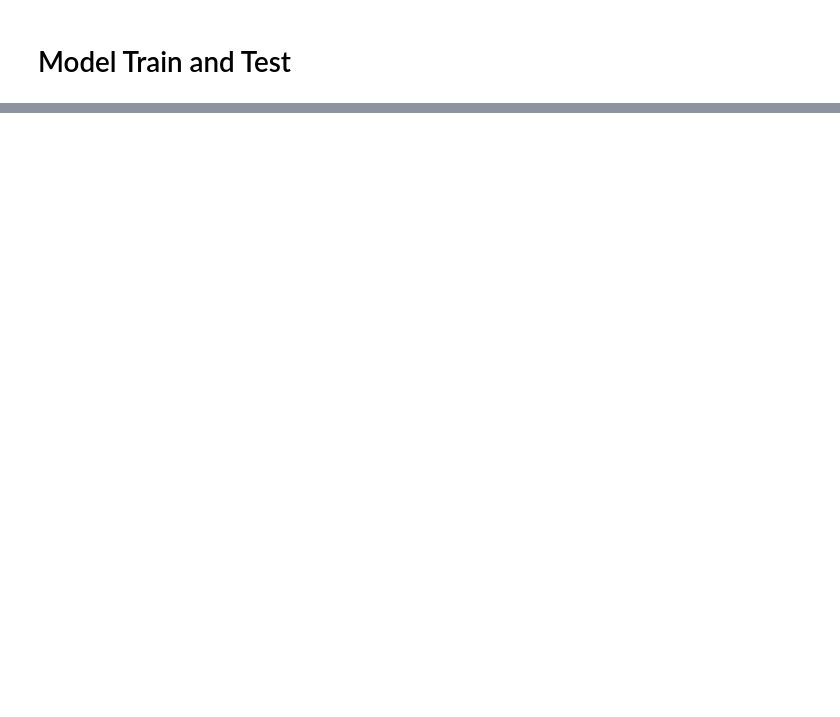
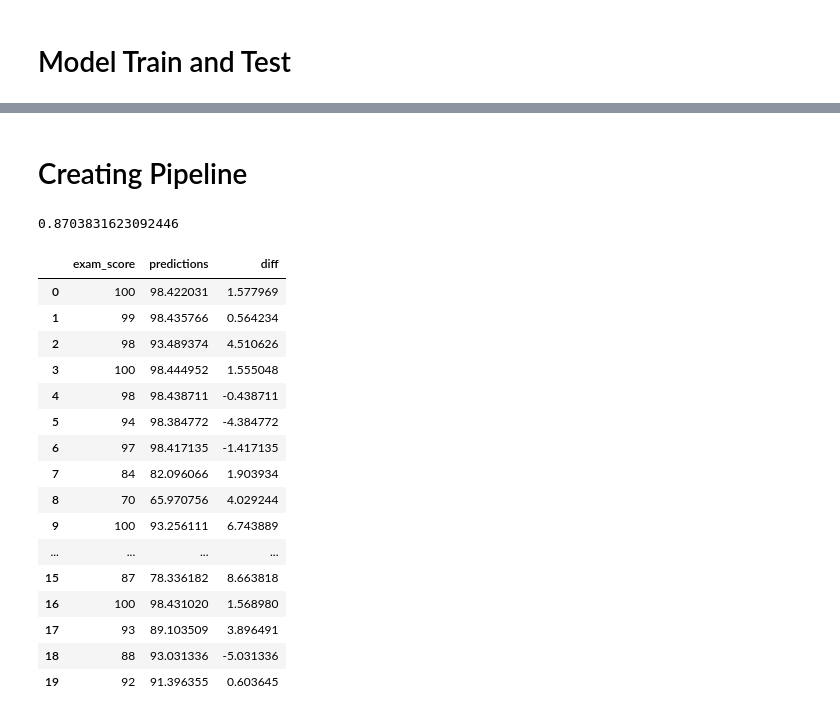
Before and after one commit to 5h33p/student_habits, a Jupyter notebook: Development.ipynb, the cells around one changed output, grey strips where cells are left out. Drawn from its saved outputs; the diff is of its cells as text; code cells hidden in the pictures; blank space fills up the shorter version.

```diff
--- a/Development.ipynb
+++ b/Development.ipynb
@@ -386,0 +370,48 @@ cv.cv_results_
+# %% [markdown]
+# Creating Pipeline
+# %%
+X = data.drop('exam_score', axis=1)
+y = data.exam_score
+
+cat_columns = X.select_dtypes(include='object').columns.tolist()
+num_columns = X.drop(columns=cat_columns).columns.tolist()
+
+
+final_preprocessor = ColumnTransformer(
+    transformers=[('num', StandardScaler(), num_columns),
+                  ('cat', OneHotEncoder(handle_unknown='ignore', drop='first'), cat_columns)])
+
+
+final_pipeline = Pipeline([('scaler', final_preprocessor),
+                          ('selector', SelectKBest(f_classif, k=10)),
+                          ('model', Lasso(alpha=0.01, random_state=8))])
+
+
+
+final_pipeline.fit(data.drop(columns='exam_score'), y)
+final_pipeline.score(X, y)
+# %% [output]
+0.8703831623092446
+# %%
+df_predictions = pd.DataFrame(data=y, columns=['exam_score'])
+df_predictions['predictions'] = final_pipeline.predict(X)
+df_predictions['diff'] = df_predictions.exam_score - df_predictions.predictions
+df_predictions.head(20)
+# %% [output]
+|  | exam_score | predictions | diff |
+| 0 | 100 | 98.422031 | 1.577969 |
+| 1 | 99 | 98.435766 | 0.564234 |
+| 2 | 98 | 93.489374 | 4.510626 |
+| 3 | 100 | 98.444952 | 1.555048 |
+| 4 | 98 | 98.438711 | -0.438711 |
+| 5 | 94 | 98.384772 | -4.384772 |
+| 6 | 97 | 98.417135 | -1.417135 |
+| 7 | 84 | 82.096066 | 1.903934 |
+| 8 | 70 | 65.970756 | 4.029244 |
+| 9 | 100 | 93.256111 | 6.743889 |
+| ... | ... | ... | ... |
+| 15 | 87 | 78.336182 | 8.663818 |
+| 16 | 100 | 98.431020 | 1.568980 |
+| 17 | 93 | 89.103509 | 3.896491 |
+| 18 | 88 | 93.031336 | -5.031336 |
+| 19 | 92 | 91.396355 | 0.603645 |
```
Also changed, not shown: parts of 16 cells of this notebook.
